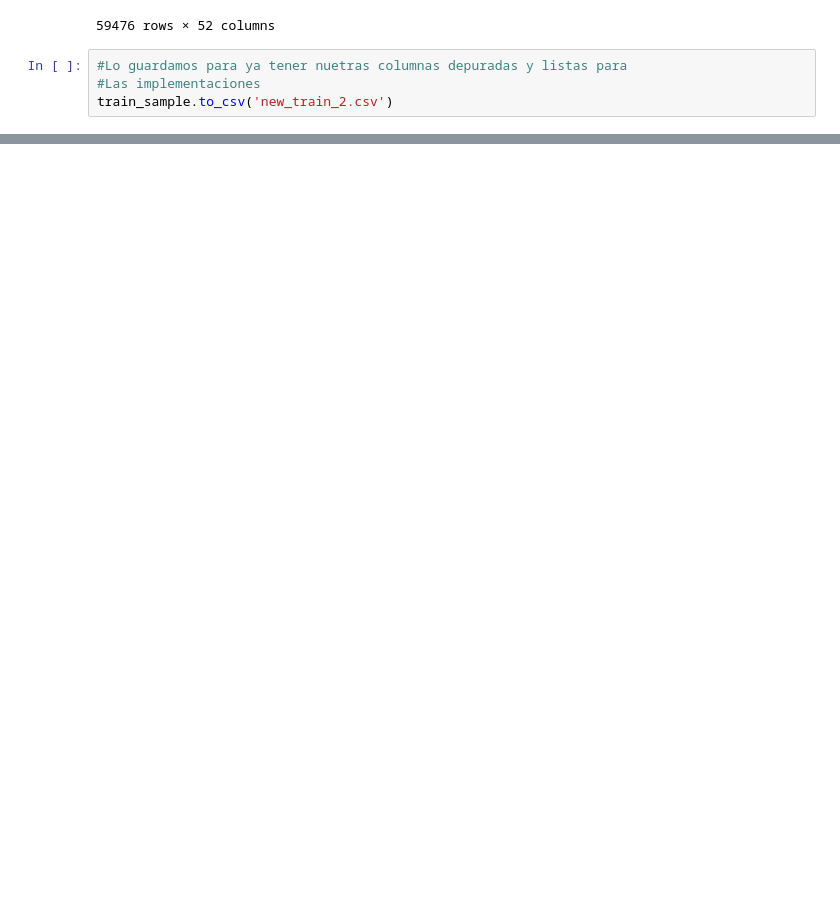
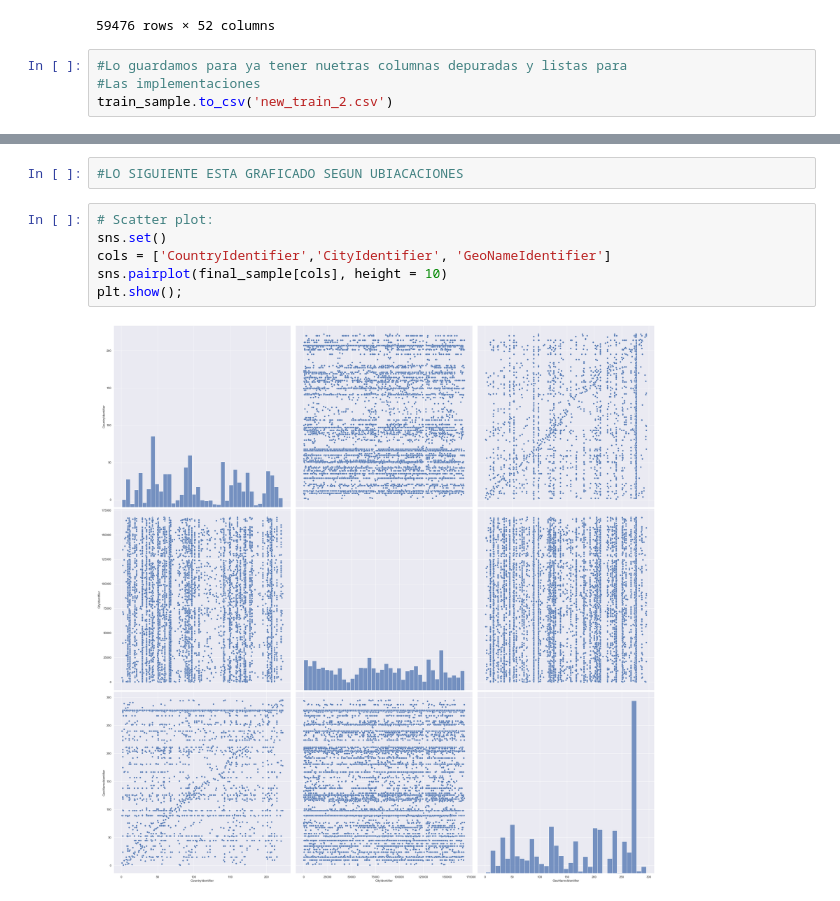
Before and after one commit to saritazavala/SDS-Proyecto2, a Jupyter notebook: Parte1.ipynb, the cells around one changed output, grey strips where cells are left out. Cells and saved outputs as stored; diff of their text form; blank space fills up the shorter version.

```diff
--- a/Parte1.ipynb
+++ b/Parte1.ipynb
@@ -492,0 +657,10 @@ train_sample.to_csv('new_train_2.csv')
+# %%
+#LO SIGUIENTE ESTA GRAFICADO SEGUN UBIACACIONES
+# %%
+# Scatter plot:
+sns.set()
+cols = ['CountryIdentifier','CityIdentifier', 'GeoNameIdentifier']
+sns.pairplot(final_sample[cols], height = 10)
+plt.show();
+# %% [output]
+[figure, added]
```
Also changed, not shown: parts of 19 cells of this notebook.
